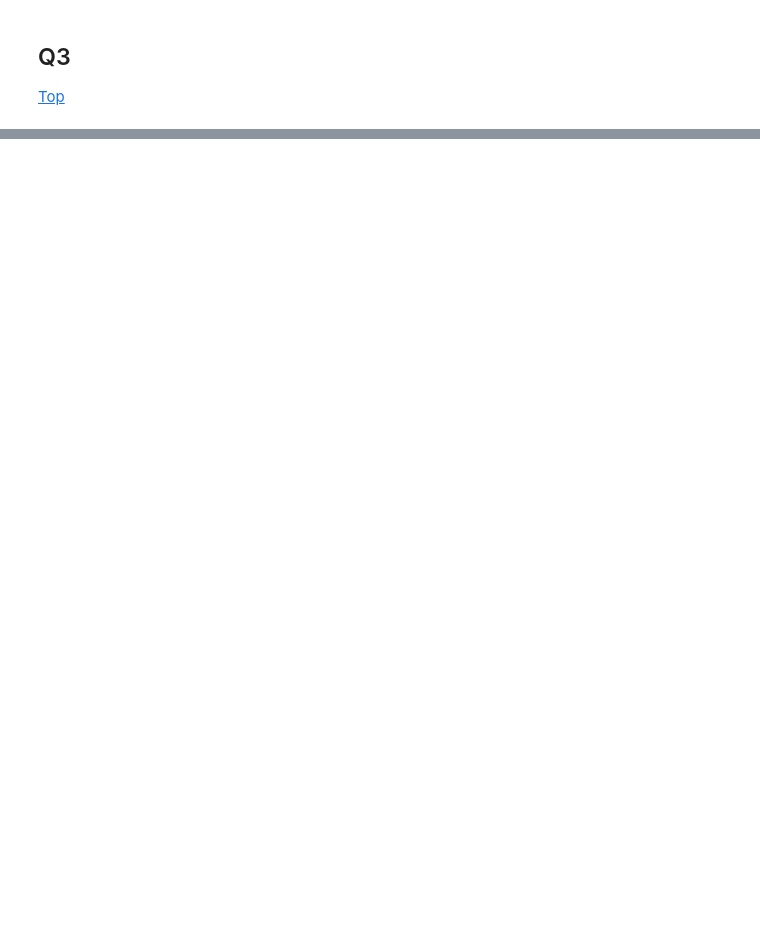
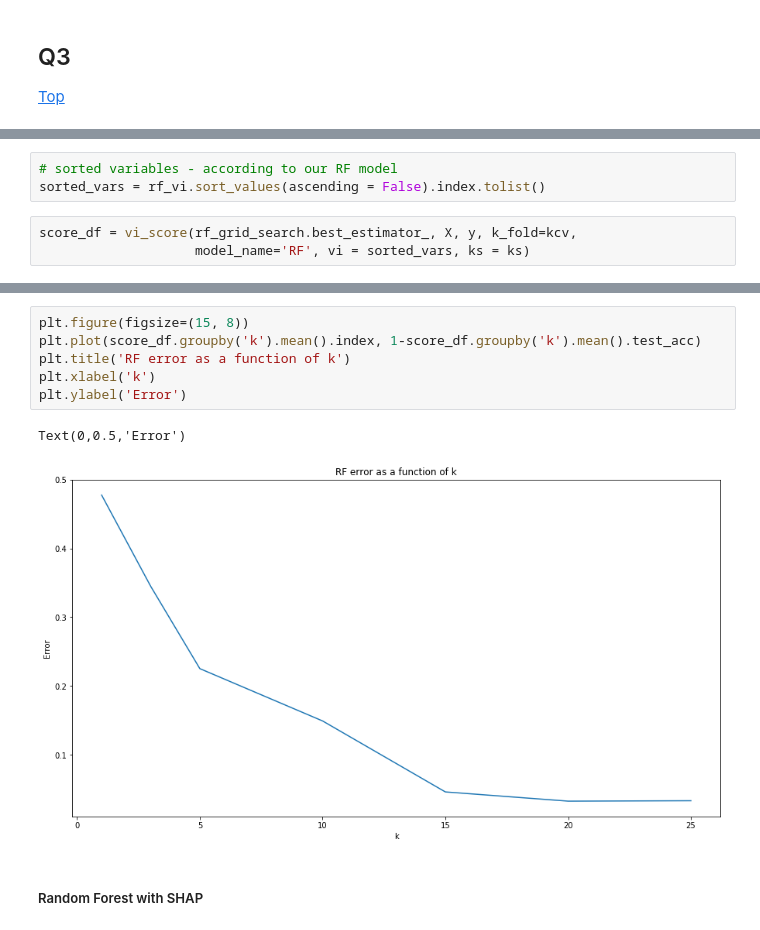
Before and after one commit to AvivNavon/mfml-project, a Jupyter notebook: mfml-vi-a.ipynb, the cells around one changed output, grey strips where cells are left out. Cells and saved outputs as stored; diff of their text form; blank space fills up the shorter version.

```diff
--- a/mfml-vi-a.ipynb
+++ b/mfml-vi-a.ipynb
@@ -184,0 +444,6 @@ plt.show()
+# %%
+# sorted variables - according to our RF model
+sorted_vars = rf_vi.sort_values(ascending = False).index.tolist()
+# %%
+score_df = vi_score(rf_grid_search.best_estimator_, X, y, k_fold=kcv,
+                    model_name='RF', vi = sorted_vars, ks = ks)
@@ -184,0 +459,11 @@ plt.show()
+# %%
+plt.figure(figsize=(15, 8))
+plt.plot(score_df.groupby('k').mean().index, 1-score_df.groupby('k').mean().test_acc)
+plt.title('RF error as a function of k')
+plt.xlabel('k')
+plt.ylabel('Error')
+# %% [output]
+Text(0,0.5,'Error')
+[figure, added]
+# %% [markdown]
+##### Random Forest with SHAP
```
Also changed, not shown: parts of 60 cells of this notebook.
